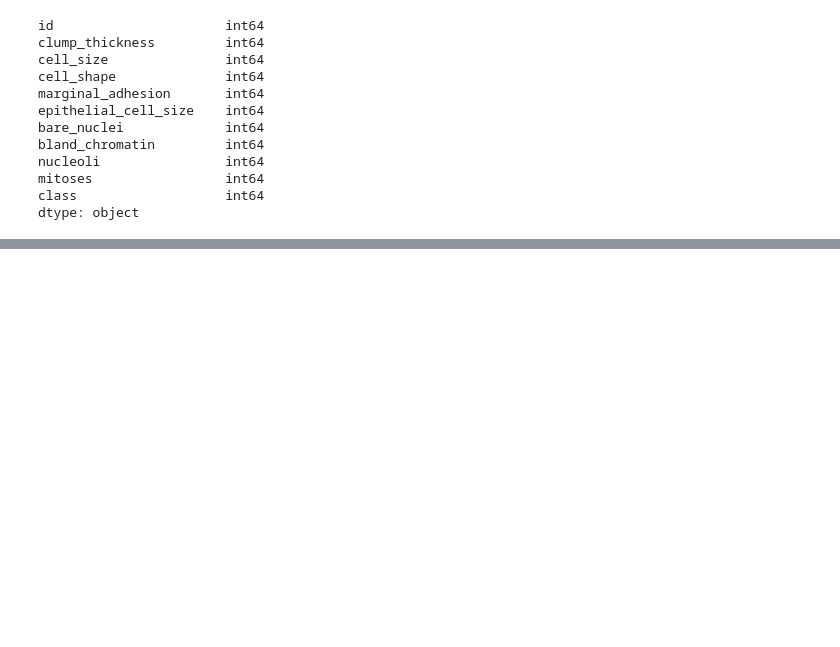
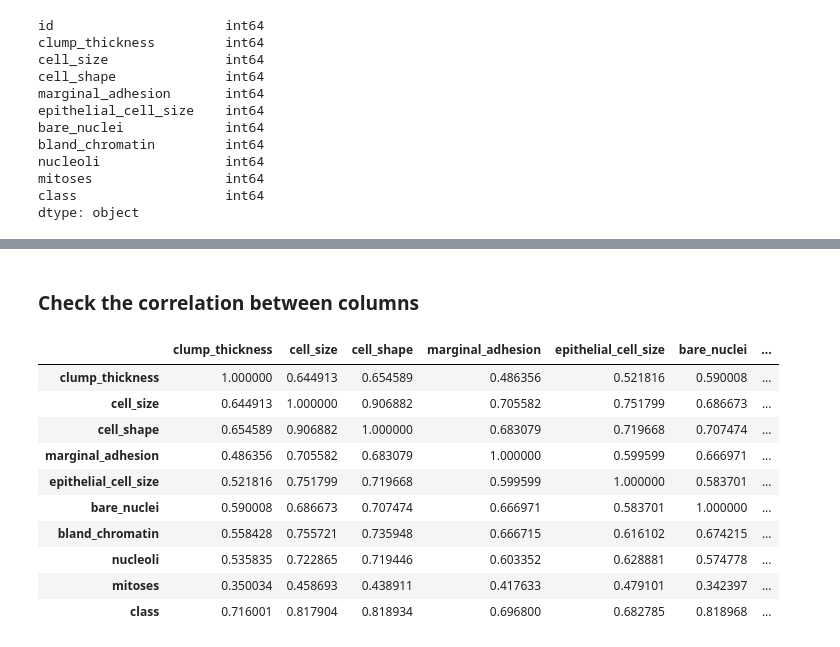
Before and after one commit to OjureFred/UCI-Breast-Cancer-ML-Classification, a Jupyter notebook: UCI-Breast-Cancer-Classification.ipynb, the cells around one changed output, grey strips where cells are left out. Cells and saved outputs as stored; diff of their text form; code cells hidden in the pictures; blank space fills up the shorter version.

```diff
--- a/UCI-Breast-Cancer-Classification.ipynb
+++ b/UCI-Breast-Cancer-Classification.ipynb
@@ -243,0 +242,16 @@ sns.boxplot(data = df, orient = 'h')
+# %% [markdown]
+### Check the correlation between columns
+# %%
+df.corr()
+# %% [output]
+|  | clump_thickness | cell_size | cell_shape | marginal_adhesion | epithelial_cell_size | bare_nuclei | ... |
+| clump_thickness | 1.000000 | 0.644913 | 0.654589 | 0.486356 | 0.521816 | 0.590008 | ... |
+| cell_size | 0.644913 | 1.000000 | 0.906882 | 0.705582 | 0.751799 | 0.686673 | ... |
+| cell_shape | 0.654589 | 0.906882 | 1.000000 | 0.683079 | 0.719668 | 0.707474 | ... |
+| marginal_adhesion | 0.486356 | 0.705582 | 0.683079 | 1.000000 | 0.599599 | 0.666971 | ... |
+| epithelial_cell_size | 0.521816 | 0.751799 | 0.719668 | 0.599599 | 1.000000 | 0.583701 | ... |
+| bare_nuclei | 0.590008 | 0.686673 | 0.707474 | 0.666971 | 0.583701 | 1.000000 | ... |
+| bland_chromatin | 0.558428 | 0.755721 | 0.735948 | 0.666715 | 0.616102 | 0.674215 | ... |
+| nucleoli | 0.535835 | 0.722865 | 0.719446 | 0.603352 | 0.628881 | 0.574778 | ... |
+| mitoses | 0.350034 | 0.458693 | 0.438911 | 0.417633 | 0.479101 | 0.342397 | ... |
+| class | 0.716001 | 0.817904 | 0.818934 | 0.696800 | 0.682785 | 0.818968 | ... |
```
Also changed, not shown: parts of 34 cells of this notebook.
